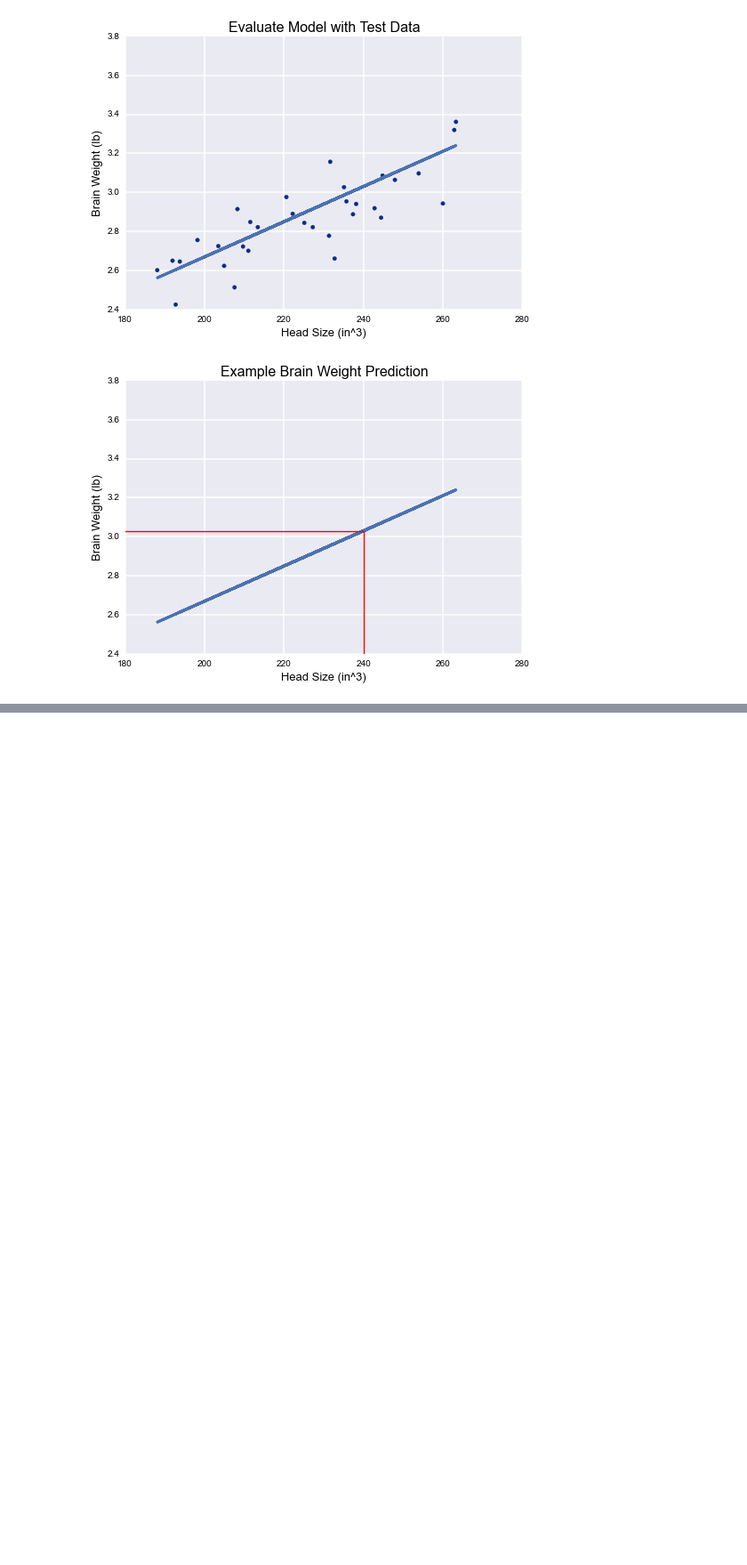
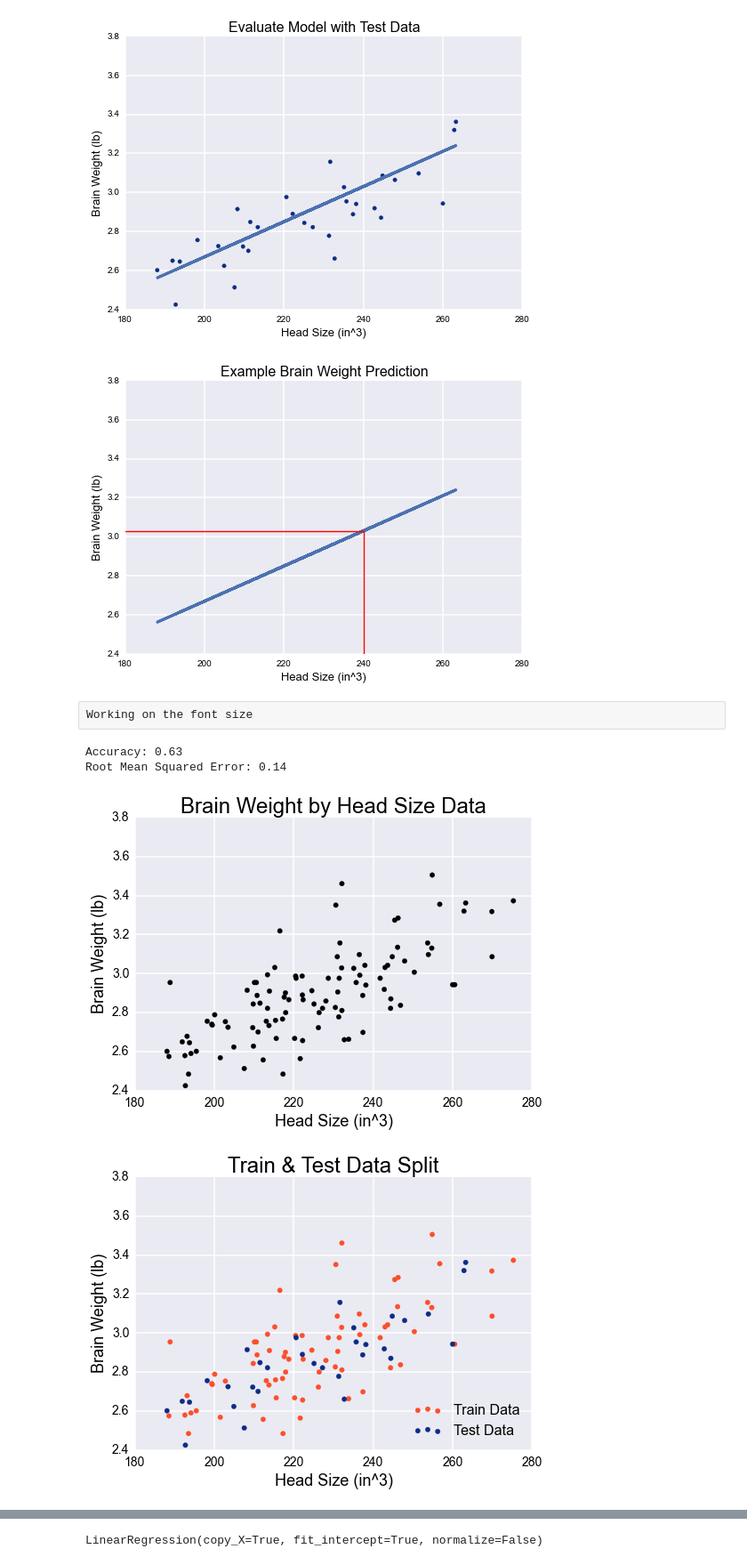
Before and after one commit to nyghtowl/PyCon_2014, a Jupyter notebook: Linear_Regression_WB.ipynb, the cells around one changed output, grey strips where cells are left out. Shown at 89% size. Cells and saved outputs as stored; diff of their text form; code cells hidden in the pictures; blank space fills up the shorter version.

Commit message:
Updated graph images. Updated script to create variations on model plot and scatter plot. There are ways to condense this. Will need to work on that at some point.

```diff
--- a/Linear_Regression_WB.ipynb
+++ b/Linear_Regression_WB.ipynb
@@ -226,3 +226,12 @@ Root Mean Squared Error: 0.14
 [figure]
 [figure]
 [figure]
+# %% [raw]
+Working on the font size
+# %%
+main()
+# %% [output]
+Accuracy: 0.63
+Root Mean Squared Error: 0.14
+[figure, added]
+[figure, added]
@@ -229,2 +241,3 @@ Root Mean Squared Error: 0.14
+LinearRegression(copy_X=True, fit_intercept=True, normalize=False)
 # %%
 |
```
Also changed, not shown: parts of 1 cell of this notebook, 8 other files.
